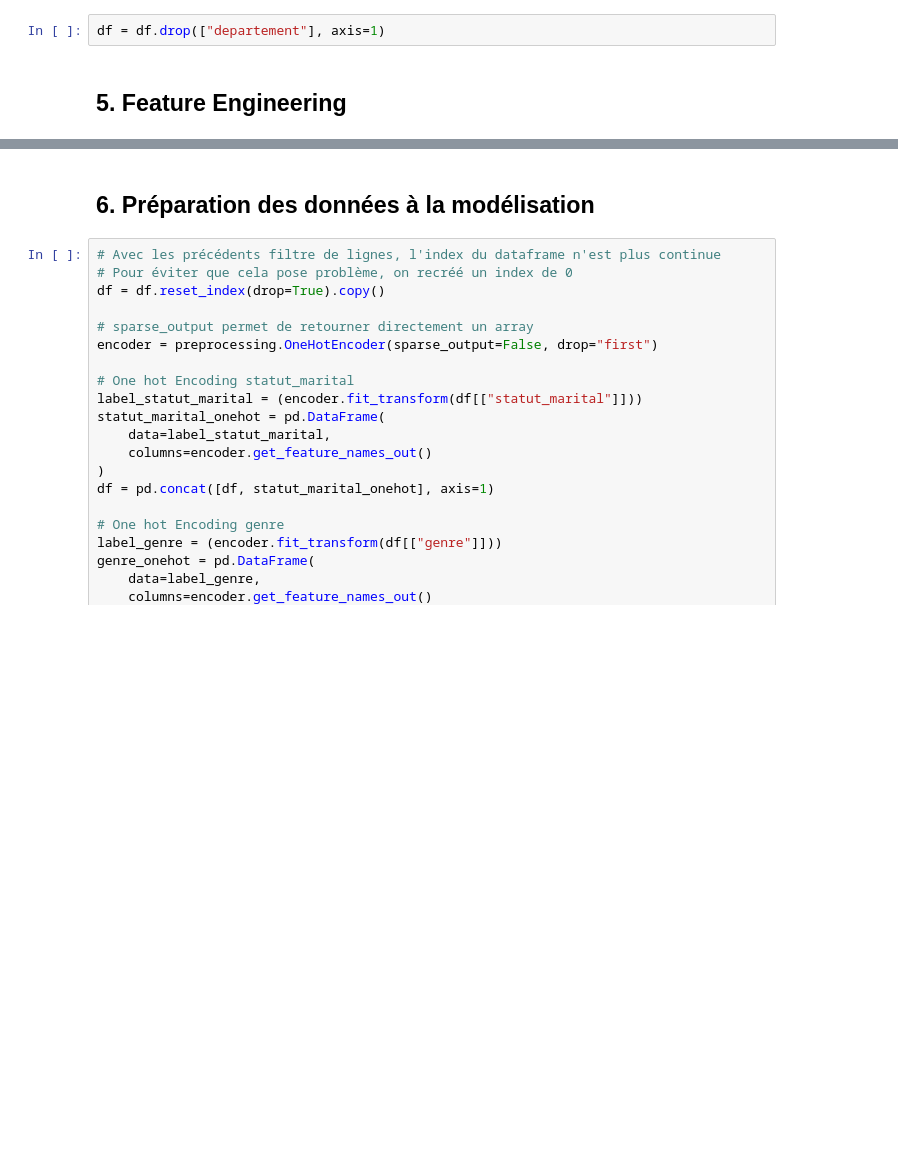
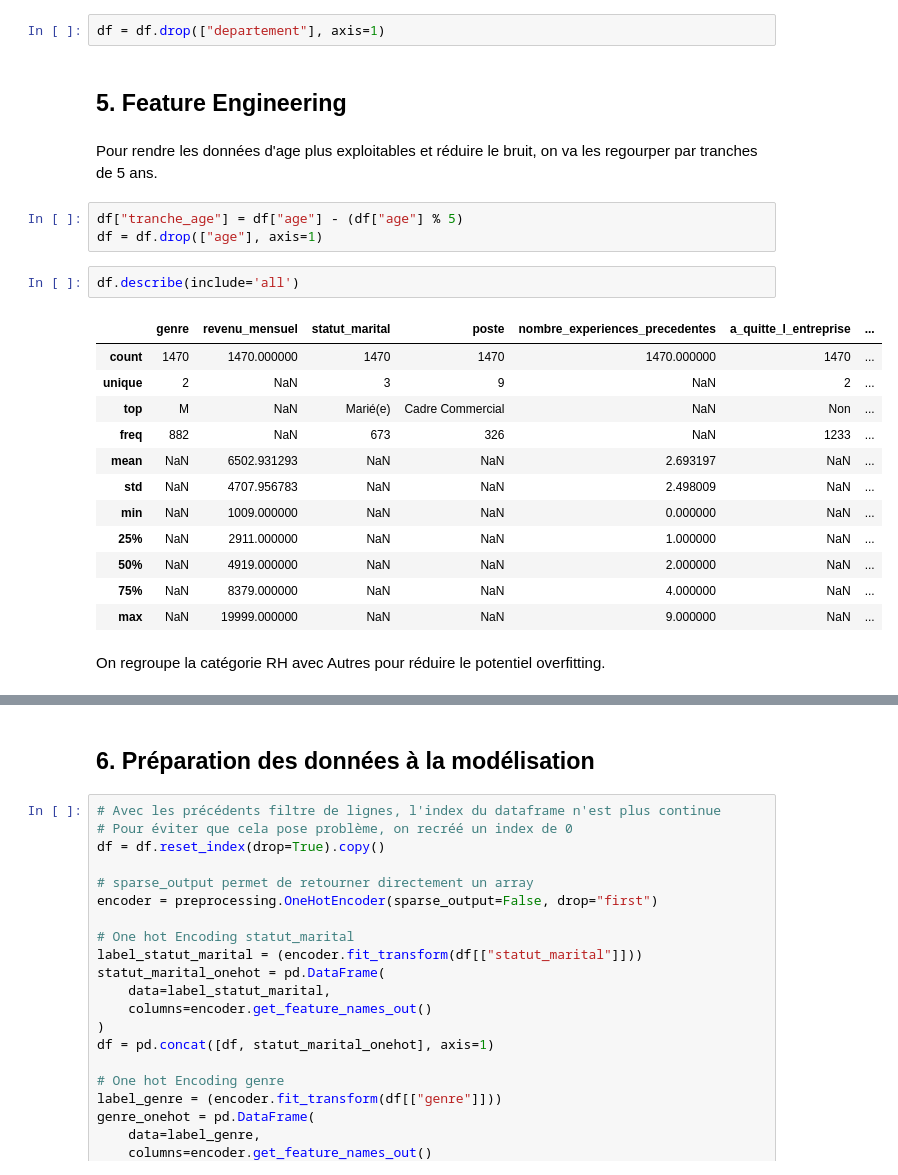
Before and after one commit to alxvnt/Projet4_AI, a Jupyter notebook: notebooks/Analyse_exploratoire.ipynb, the cells around one changed output, grey strips where cells are left out. Cells and saved outputs as stored; diff of their text form; blank space fills up the shorter version.

```diff
--- a/notebooks/Analyse_exploratoire.ipynb
+++ b/notebooks/Analyse_exploratoire.ipynb
@@ -368,3 +385,25 @@ Le poste et le departement sont étroitements liés (KHI-deux > au seuil critiqu
 df = df.drop(["departement"], axis=1)
 # %% [markdown]
 ## 5. Feature Engineering
+# %% [markdown]
+Pour rendre les données d'age plus exploitables et réduire le bruit, on va les regourper par tranches de 5 ans.
+# %%
+df["tranche_age"] = df["age"] - (df["age"] % 5)
+df = df.drop(["age"], axis=1)
+# %%
+df.describe(include='all')
+# %% [output]
+|  | genre | revenu_mensuel | statut_marital | poste | nombre_experiences_precedentes | a_quitte_l_entreprise | ... |
+| count | 1470 | 1470.000000 | 1470 | 1470 | 1470.000000 | 1470 | ... |
+| unique | 2 | NaN | 3 | 9 | NaN | 2 | ... |
+| top | M | NaN | Marié(e) | Cadre Commercial | NaN | Non | ... |
+| freq | 882 | NaN | 673 | 326 | NaN | 1233 | ... |
+| mean | NaN | 6502.931293 | NaN | NaN | 2.693197 | NaN | ... |
+| std | NaN | 4707.956783 | NaN | NaN | 2.498009 | NaN | ... |
+| min | NaN | 1009.000000 | NaN | NaN | 0.000000 | NaN | ... |
+| 25% | NaN | 2911.000000 | NaN | NaN | 1.000000 | NaN | ... |
+| 50% | NaN | 4919.000000 | NaN | NaN | 2.000000 | NaN | ... |
+| 75% | NaN | 8379.000000 | NaN | NaN | 4.000000 | NaN | ... |
+| max | NaN | 19999.000000 | NaN | NaN | 9.000000 | NaN | ... |
+# %% [markdown]
+On regroupe la catégorie RH avec Autres pour réduire le potentiel overfitting.
```
Also changed, not shown: parts of 10 cells of this notebook.
